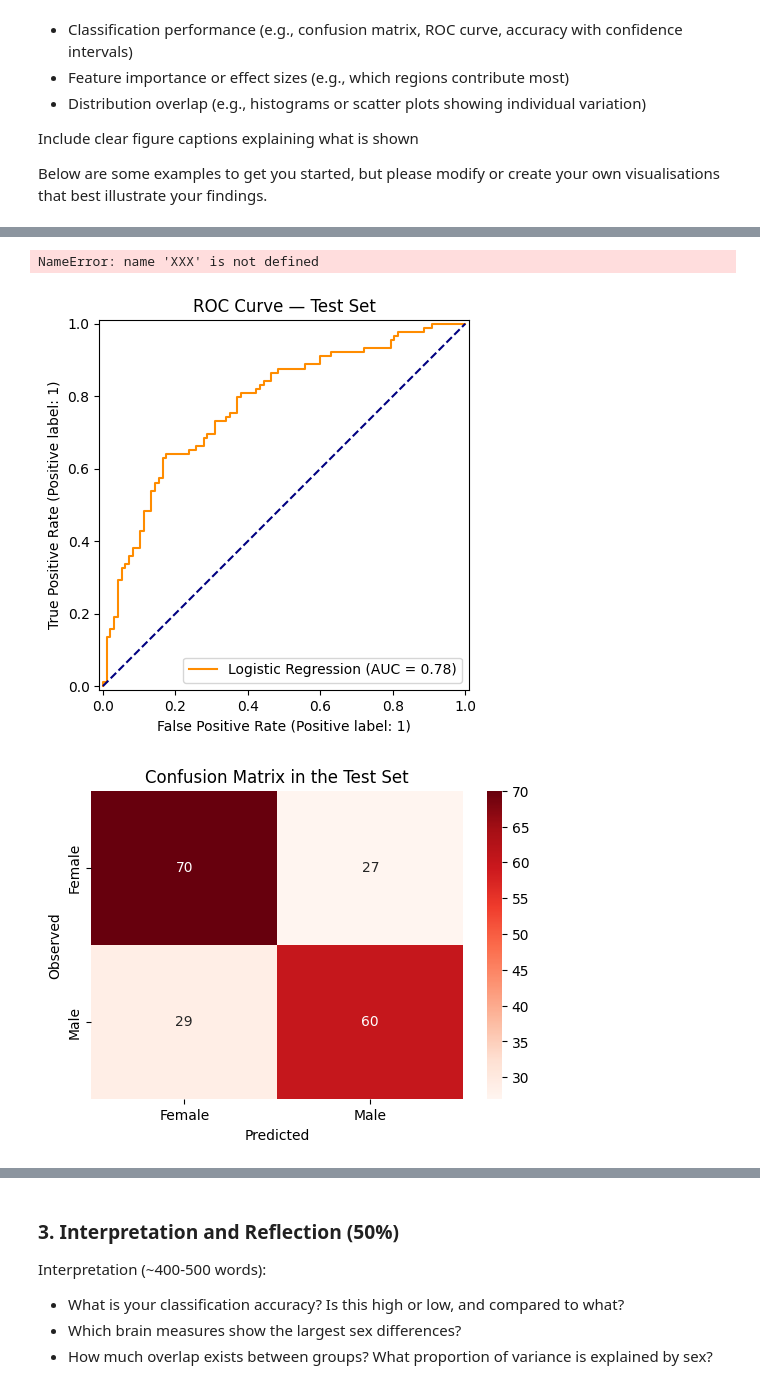
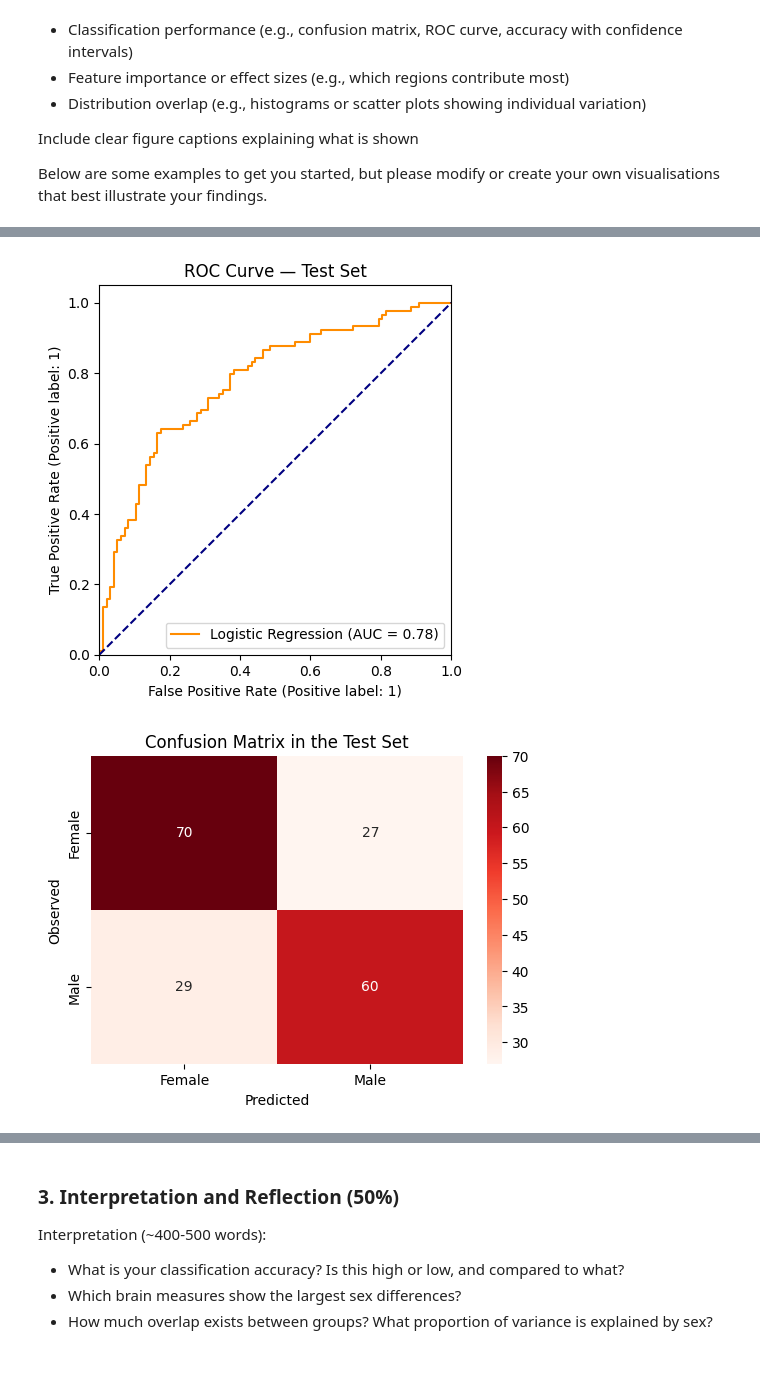
Before and after one commit to lynnv-hub/Mind_Reading, a Jupyter notebook: MindReading_Report1.ipynb, the cells around one changed output, grey strips where cells are left out. Drawn from its saved outputs; the diff is of its cells as text; code cells hidden in the pictures.

```diff
--- a/MindReading_Report1.ipynb
+++ b/MindReading_Report1.ipynb
@@ -360,36 +361,35 @@ plt.show()
 import matplotlib.pyplot as plt
 import seaborn as sns
 
 RocCurveDisplay.from_predictions(
     y_test,
     y_proba,
     name='Logistic Regression',
     color='darkorange'
 )
 plt.plot([0, 1], [0, 1], color='navy', linestyle='--')
-#plt.xlim([0.0, 1.0])
-#plt.ylim([0.0, 1.05])
+plt.xlim([0.0, 1.0])
+plt.ylim([0.0, 1.05])
 plt.title('ROC Curve — Test Set')
 
 #cm = confusion_matrix(y_test, y_pred)
 plt.figure(figsize=(6, 4))
 sns.heatmap(cm, annot=True, fmt='d', cmap='Reds', xticklabels=['Female', 'Male'], yticklabels=['Female', 'Male'])
 plt.title('Confusion Matrix in the Test Set')
 plt.xlabel('Predicted')
 plt.ylabel('Observed')
 
 
 # Plot the 20 most important features based on the absolute coefficients of the logistic regression model
-feature_importance = pd.Series(XXX, index=data_df.columns[3:])
+feature_importance = pd.Series(best_model.named_steps['clf'].coef_[0], index=selected_features)
 plt.figure(figsize=(10, 6))
 feature_importance.abs().sort_values(ascending=False).head(20).plot(kind='bar')
 plt.title('Top 20 Most Important Features (Absolute Coefficients)')
 plt.ylabel('Coefficient Value')
 plt.xlabel('Features')
 plt.xticks(rotation=45, ha='right')
 plt.tight_layout()
 plt.show()
 # %% [output]
-NameError: name 'XXX' is not defined
-[figure, old version]
+[figure, new version]
 [figure]
```
Also changed, not shown: parts of 2 cells of this notebook.
